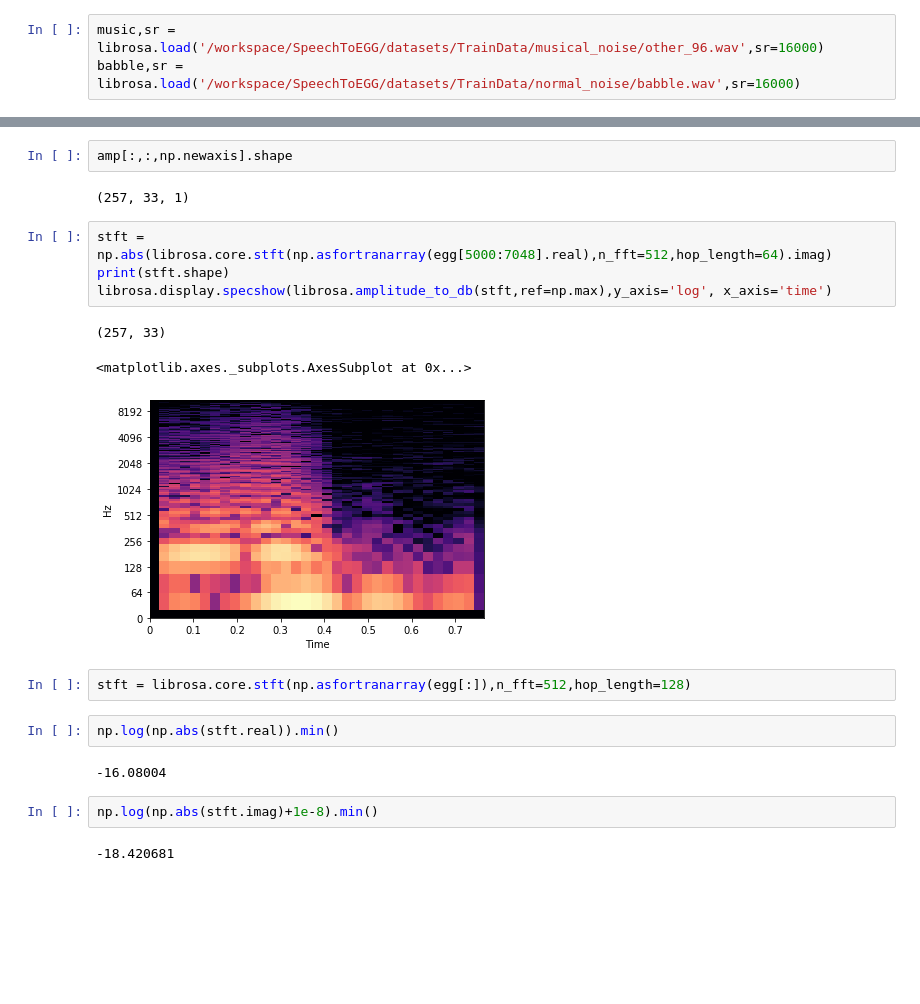
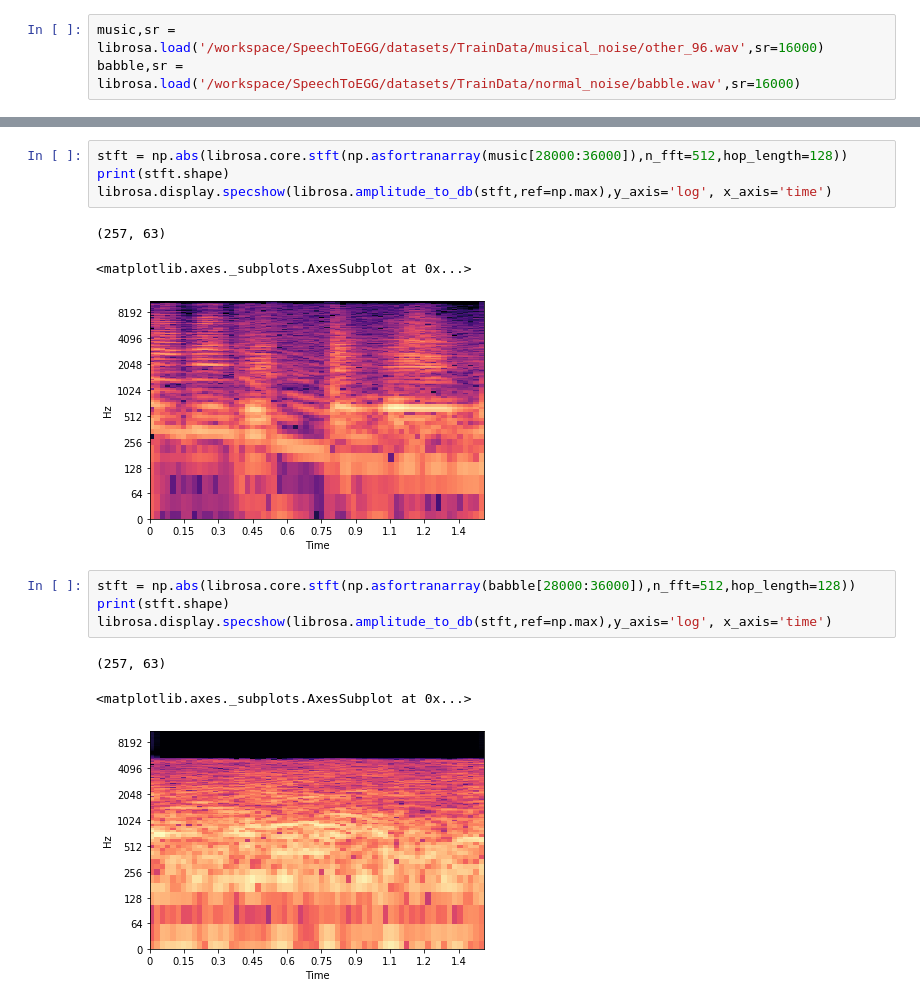
Before and after one commit to SeongwoongCho/SpeechToEGG, a Jupyter notebook: EDA_spectrogram.ipynb, the cells around one changed output, grey strips where cells are left out. Saved outputs shown, nothing was run; the diff lists cells and outputs as text; blank space fills up the shorter version.

```diff
--- a/EDA_spectrogram.ipynb
+++ b/EDA_spectrogram.ipynb
@@ -111,22 +26,16 @@ amp = stft.real
-# %%
-amp[:,:,np.newaxis].shape
-# %% [output]
-(257, 33, 1)
-# %%
-stft = np.abs(librosa.core.stft(np.asfortranarray(egg[5000:7048].real),n_fft=512,hop_length=64).imag)
-print(stft.shape)
-librosa.display.specshow(librosa.amplitude_to_db(stft,ref=np.max),y_axis='log', x_axis='time')
-# %% [output]
-(257, 33)
-<matplotlib.axes._subplots.AxesSubplot at 0x...>
-[figure, removed]
-# %%
-stft = librosa.core.stft(np.asfortranarray(egg[:]),n_fft=512,hop_length=128)
-# %%
-np.log(np.abs(stft.real)).min()
-# %% [output]
--16.08004
-# %%
-np.log(np.abs(stft.imag)+1e-8).min()
-# %% [output]
--18.420681
+# %%
+stft = np.abs(librosa.core.stft(np.asfortranarray(music[28000:36000]),n_fft=512,hop_length=128))
+print(stft.shape)
+librosa.display.specshow(librosa.amplitude_to_db(stft,ref=np.max),y_axis='log', x_axis='time')
+# %% [output]
+(257, 63)
+<matplotlib.axes._subplots.AxesSubplot at 0x...>
+[figure, added]
+# %%
+stft = np.abs(librosa.core.stft(np.asfortranarray(babble[28000:36000]),n_fft=512,hop_length=128))
+print(stft.shape)
+librosa.display.specshow(librosa.amplitude_to_db(stft,ref=np.max),y_axis='log', x_axis='time')
+# %% [output]
+(257, 63)
+<matplotlib.axes._subplots.AxesSubplot at 0x...>
+[figure, added]
```
Also changed, not shown: parts of 38 cells of this notebook, 11 other files.
